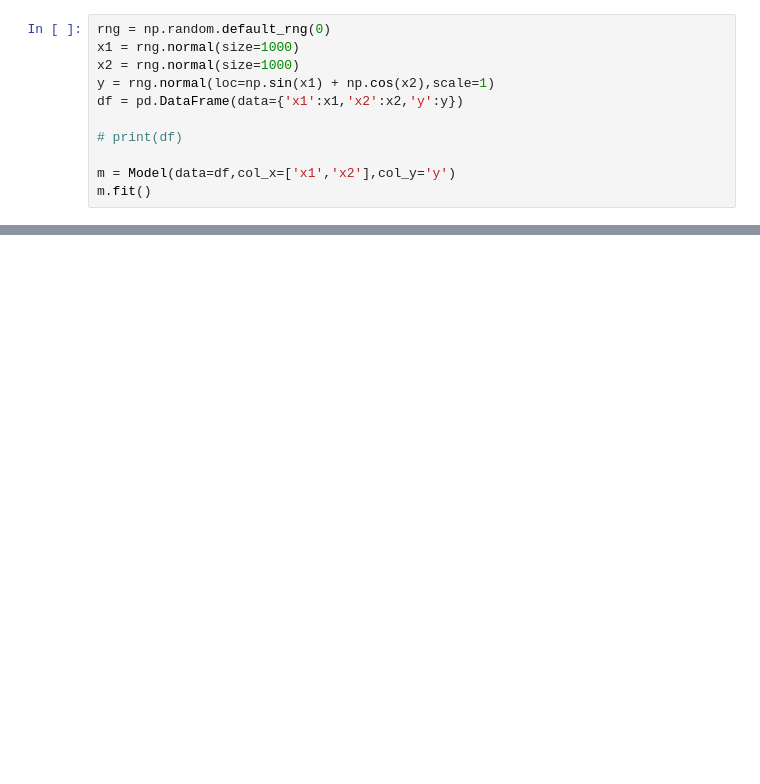
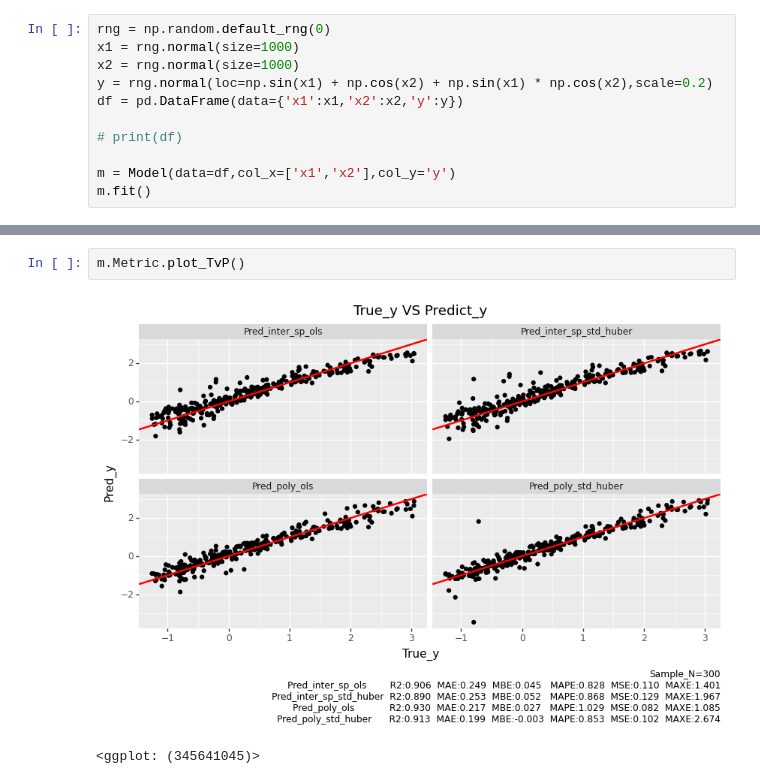
Before and after one commit to ShenhaoZhang/ModelTools, a Jupyter notebook: examples/exp_model.ipynb, the cells around one changed output, grey strips where cells are left out. Drawn from its saved outputs; the diff is of its cells as text; blank space fills up the shorter version.

```diff
--- a/examples/exp_model.ipynb
+++ b/examples/exp_model.ipynb
@@ -10,7 +9,7 @@ from ModelTools.Metric.Metric import Metric
 rng = np.random.default_rng(0)
 x1 = rng.normal(size=1000)
 x2 = rng.normal(size=1000)
-y = rng.normal(loc=np.sin(x1) + np.cos(x2),scale=1)
+y = rng.normal(loc=np.sin(x1) + np.cos(x2) + np.sin(x1) * np.cos(x2),scale=0.2)
 df = pd.DataFrame(data={'x1':x1,'x2':x2,'y':y})
 
 # print(df)
@@ -24,0 +19,5 @@ mc.plot_TvP(engine='alt')
+# %%
+m.Metric.plot_TvP()
+# %% [output]
+[figure, added]
+<ggplot: (345641045)>
```
Also changed, not shown: parts of 3 cells of this notebook, 4 other files.
